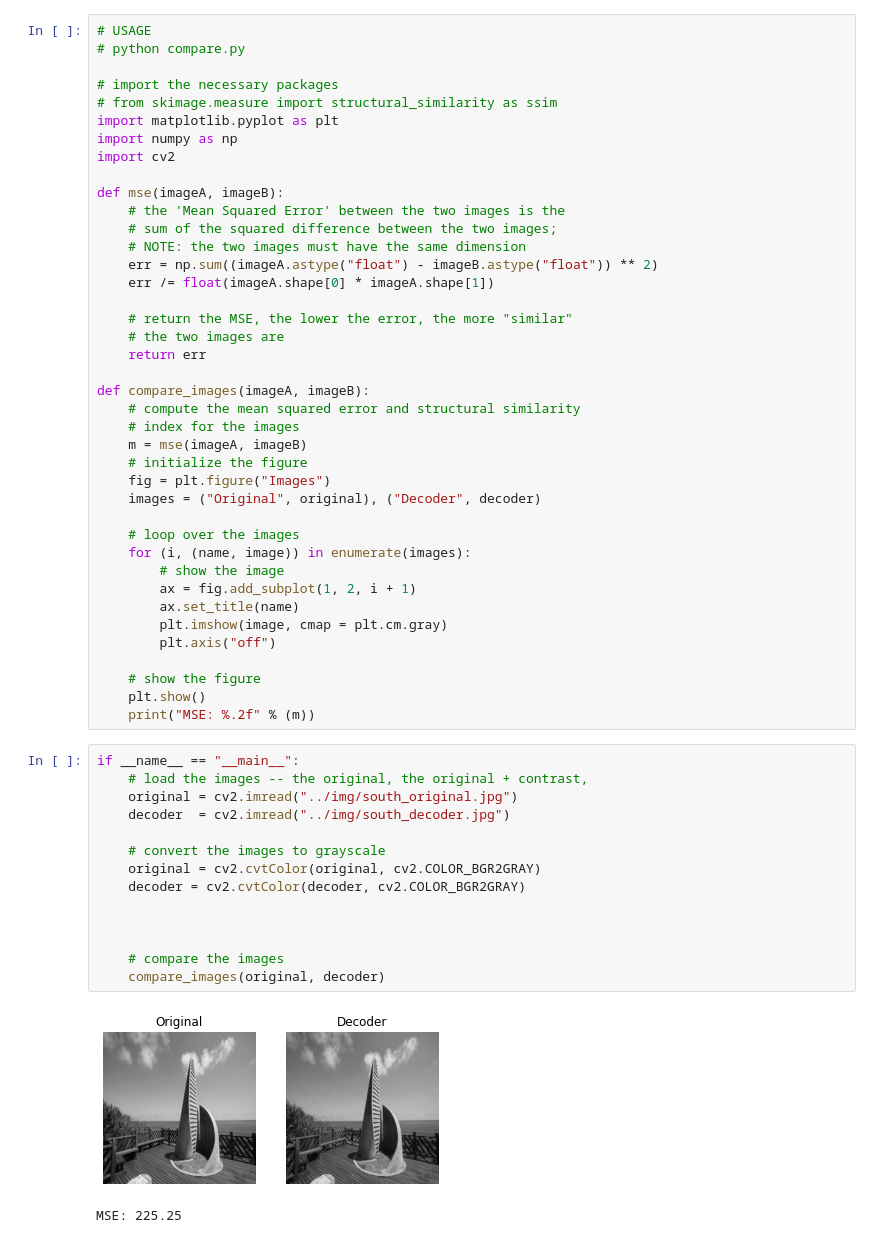
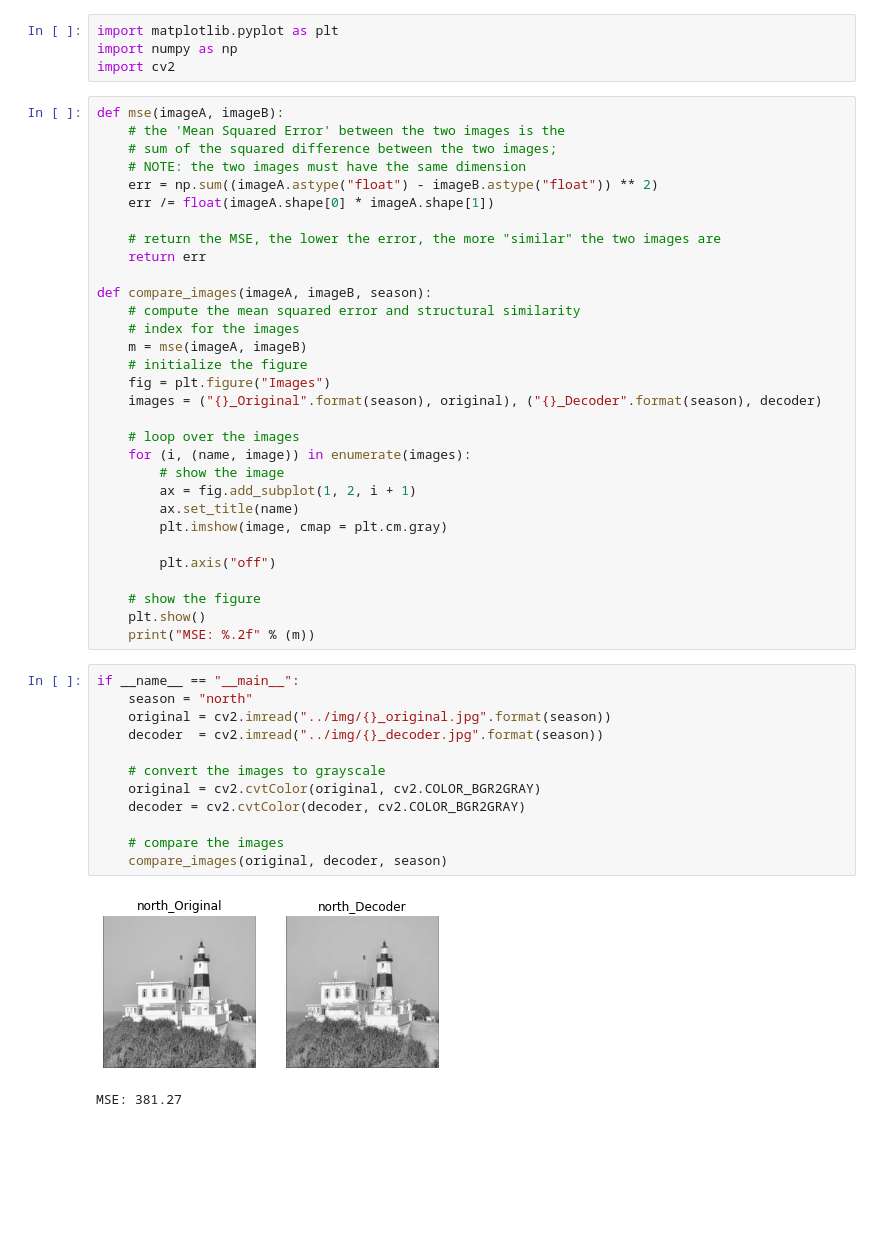
Before and after one commit to frankye1000/NYCU-ImageProcessing, a Jupyter notebook: HW3/code/rmse.ipynb, the cells around one changed output. Cells and saved outputs as stored; diff of their text form; blank space fills up the shorter version.

```diff
--- a/HW3/code/rmse.ipynb
+++ b/HW3/code/rmse.ipynb
@@ -1,13 +1,8 @@
+# %%
+import matplotlib.pyplot as plt
+import numpy as np
+import cv2
 # %%
-# USAGE
-# python compare.py
-
-# import the necessary packages
-# from skimage.measure import structural_similarity as ssim
-import matplotlib.pyplot as plt
-import numpy as np
-import cv2
-
 def mse(imageA, imageB):
     # the 'Mean Squared Error' between the two images is the
     # sum of the squared difference between the two images;
@@ -15,17 +10,16 @@ def mse(imageA, imageB):
     err = np.sum((imageA.astype("float") - imageB.astype("float")) ** 2)
     err /= float(imageA.shape[0] * imageA.shape[1])
 
-    # return the MSE, the lower the error, the more "similar"
-    # the two images are
+    # return the MSE, the lower the error, the more "similar" the two images are
     return err
 
-def compare_images(imageA, imageB):
+def compare_images(imageA, imageB, season):
     # compute the mean squared error and structural similarity
     # index for the images
     m = mse(imageA, imageB)
     # initialize the figure
     fig = plt.figure("Images")
-    images = ("Original", original), ("Decoder", decoder)
+    images = ("{}_Original".format(season), original), ("{}_Decoder".format(season), decoder)
 
     # loop over the images
     for (i, (name, image)) in enumerate(images):
@@ -33,6 +27,7 @@ def compare_images(imageA, imageB):
         ax = fig.add_subplot(1, 2, i + 1)
         ax.set_title(name)
         plt.imshow(image, cmap = plt.cm.gray)
+
         plt.axis("off")
 
     # show the figure
@@ -40,18 +35,16 @@ def compare_images(imageA, imageB):
     print("MSE: %.2f" % (m))
 # %%
 if __name__ == "__main__":
-    # load the images -- the original, the original + contrast,
-    original = cv2.imread("../img/south_original.jpg")
-    decoder  = cv2.imread("../img/south_decoder.jpg")
+    season = "north"
+    original = cv2.imread("../img/{}_original.jpg".format(season))
+    decoder  = cv2.imread("../img/{}_decoder.jpg".format(season))
 
     # convert the images to grayscale
     original = cv2.cvtColor(original, cv2.COLOR_BGR2GRAY)
     decoder = cv2.cvtColor(decoder, cv2.COLOR_BGR2GRAY)
 
-
-
     # compare the images
-    compare_images(original, decoder)
+    compare_images(original, decoder, season)
 # %% [output]
-[figure, old version]
+[figure, new version]
-MSE: 225.25
+MSE: 381.27
```
Also changed, not shown: 14 other files.
